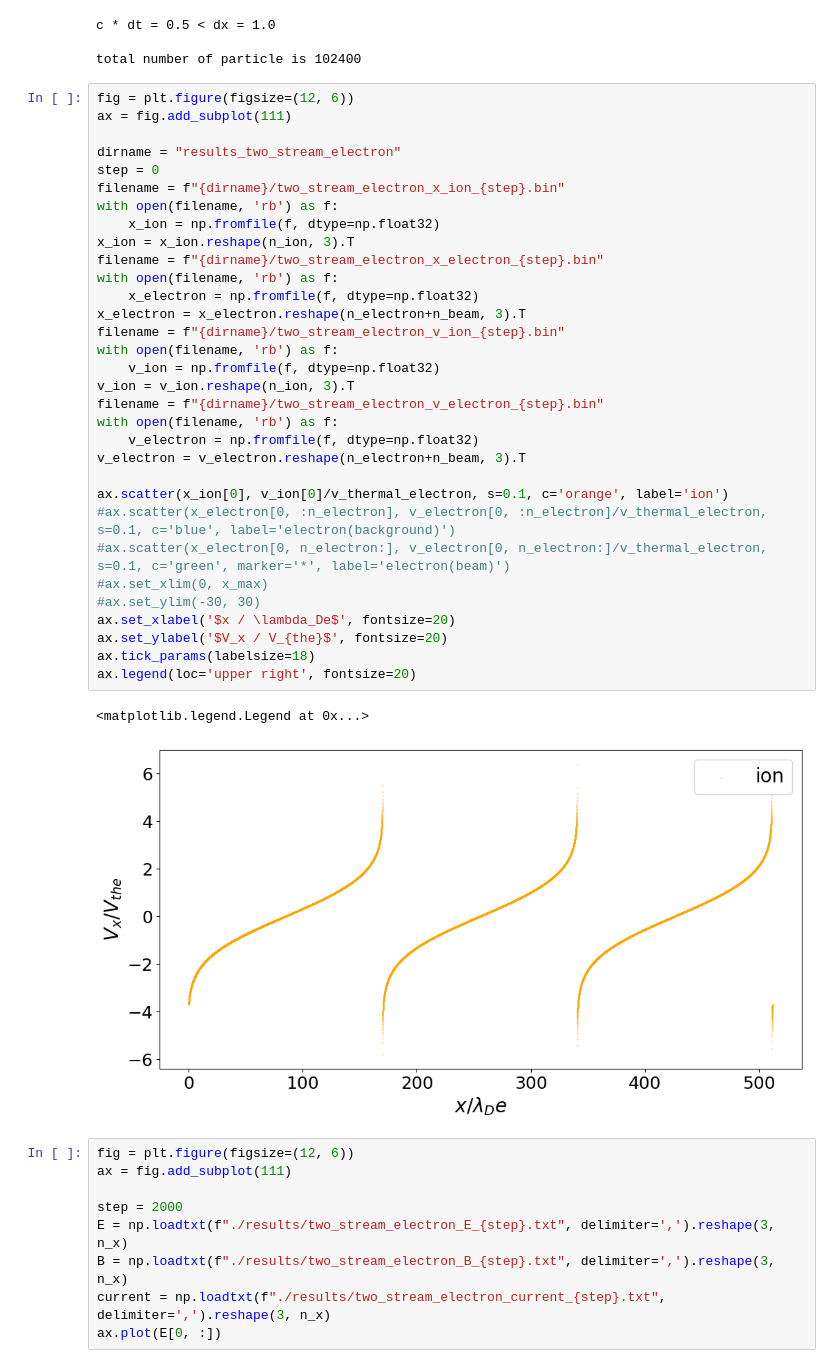
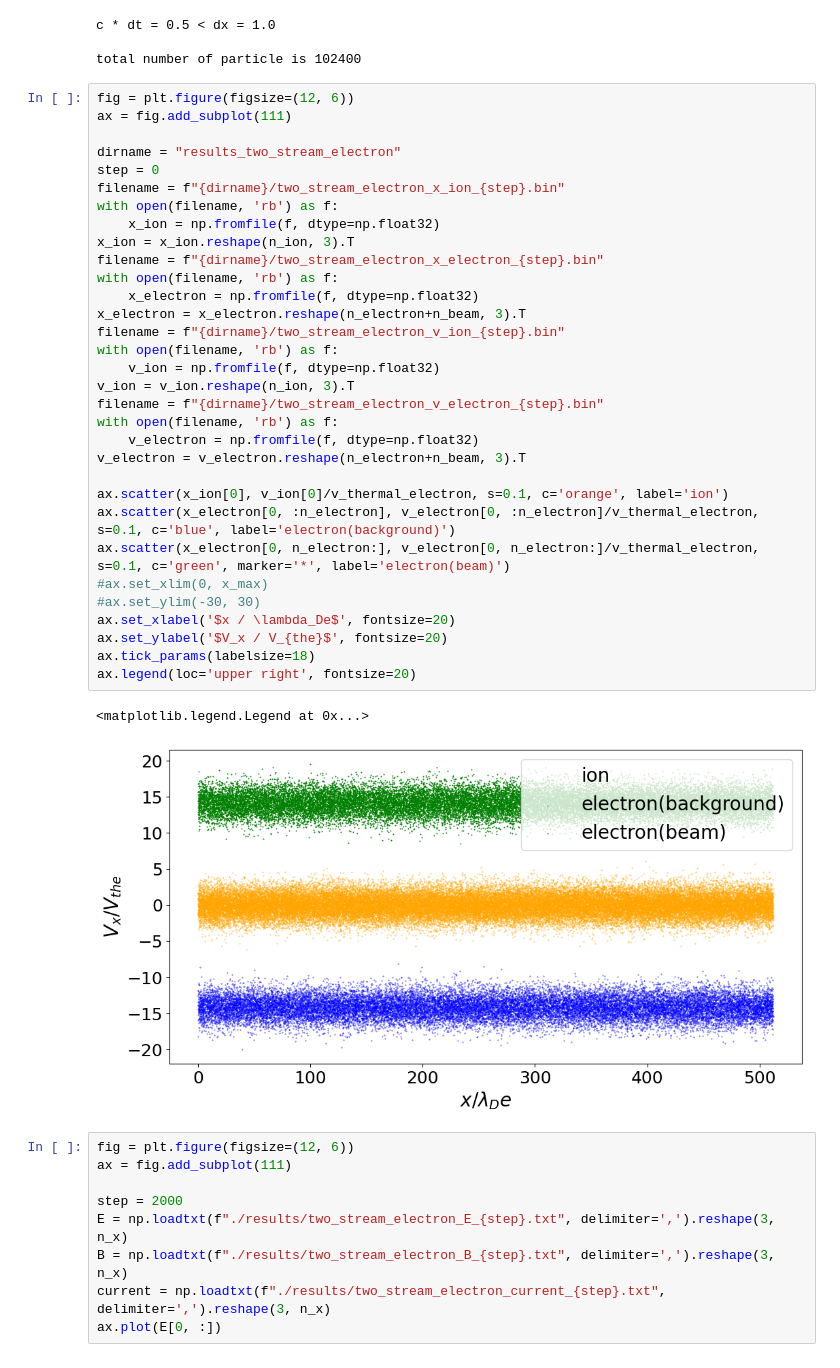
Before and after one commit to keita-akutagawa/PIC_GPU, a Jupyter notebook: examples_1D/two_stream/PIC1D_two_stream_electron.ipynb, the cells around one changed output. Cells and saved outputs as stored; diff of their text form.

```diff
--- a/examples_1D/two_stream/PIC1D_two_stream_electron.ipynb
+++ b/examples_1D/two_stream/PIC1D_two_stream_electron.ipynb
@@ -68,36 +68,36 @@ fig = plt.figure(figsize=(12, 6))
 ax = fig.add_subplot(111)
 
 dirname = "results_two_stream_electron"
 step = 0
 filename = f"{dirname}/two_stream_electron_x_ion_{step}.bin"
 with open(filename, 'rb') as f:
     x_ion = np.fromfile(f, dtype=np.float32)
 x_ion = x_ion.reshape(n_ion, 3).T
 filename = f"{dirname}/two_stream_electron_x_electron_{step}.bin"
 with open(filename, 'rb') as f:
     x_electron = np.fromfile(f, dtype=np.float32)
 x_electron = x_electron.reshape(n_electron+n_beam, 3).T
 filename = f"{dirname}/two_stream_electron_v_ion_{step}.bin"
 with open(filename, 'rb') as f:
     v_ion = np.fromfile(f, dtype=np.float32)
 v_ion = v_ion.reshape(n_ion, 3).T
 filename = f"{dirname}/two_stream_electron_v_electron_{step}.bin"
 with open(filename, 'rb') as f:
     v_electron = np.fromfile(f, dtype=np.float32)
 v_electron = v_electron.reshape(n_electron+n_beam, 3).T
 
 ax.scatter(x_ion[0], v_ion[0]/v_thermal_electron, s=0.1, c='orange', label='ion')
-#ax.scatter(x_electron[0, :n_electron], v_electron[0, :n_electron]/v_thermal_electron, s=0.1, c='blue', label='electron(background)')
-#ax.scatter(x_electron[0, n_electron:], v_electron[0, n_electron:]/v_thermal_electron, s=0.1, c='green', marker='*', label='electron(beam)')
+ax.scatter(x_electron[0, :n_electron], v_electron[0, :n_electron]/v_thermal_electron, s=0.1, c='blue', label='electron(background)')
+ax.scatter(x_electron[0, n_electron:], v_electron[0, n_electron:]/v_thermal_electron, s=0.1, c='green', marker='*', label='electron(beam)')
 #ax.set_xlim(0, x_max)
 #ax.set_ylim(-30, 30)
 ax.set_xlabel('$x / \lambda_De$', fontsize=20)
 ax.set_ylabel('$V_x / V_{the}$', fontsize=20)
 ax.tick_params(labelsize=18)
 ax.legend(loc='upper right', fontsize=20)
 # %% [output]
 <matplotlib.legend.Legend at 0x...>
-[figure, old version]
+[figure, new version]
 # %%
 fig = plt.figure(figsize=(12, 6))
 ax = fig.add_subplot(111)
```
Also changed, not shown: 2 other files.
